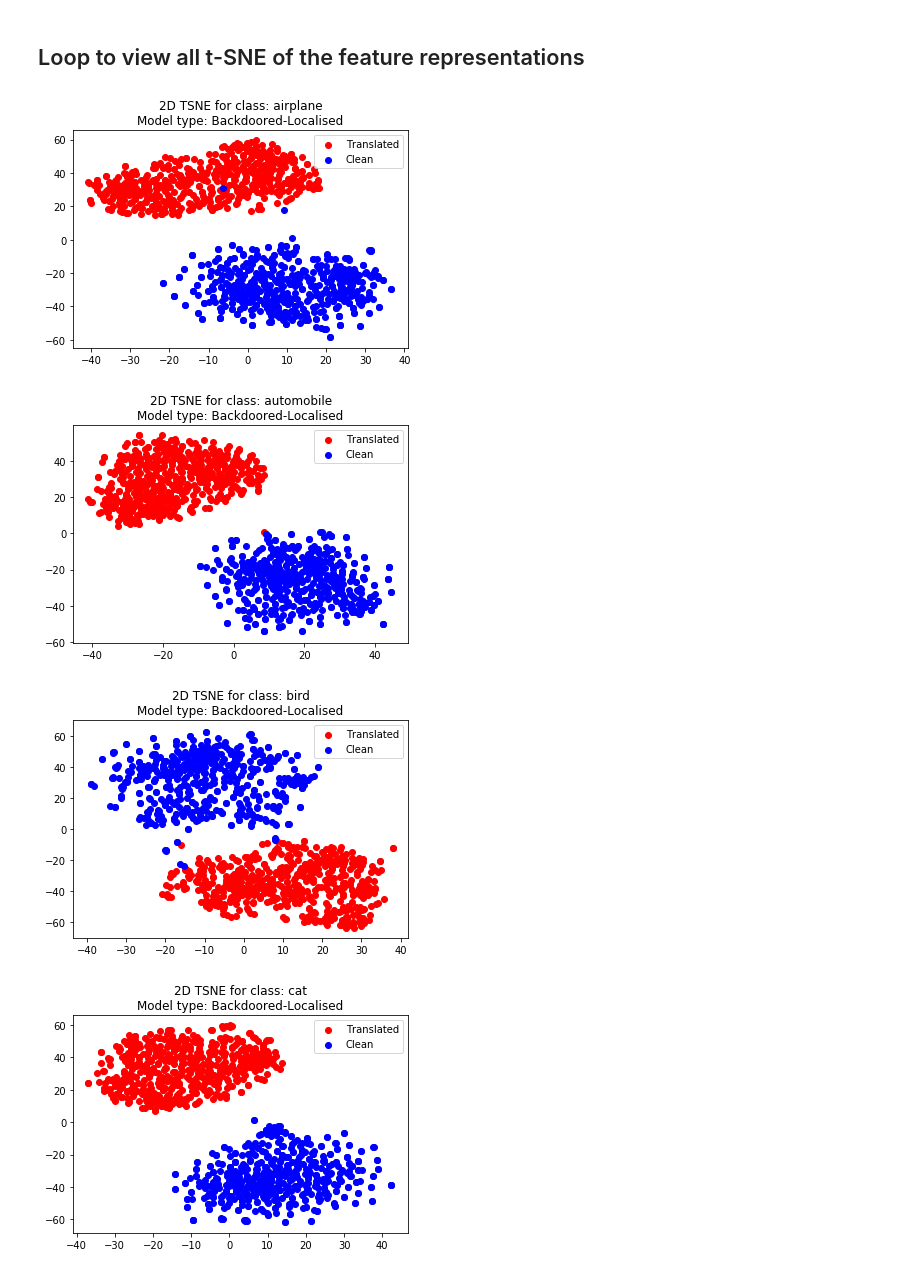
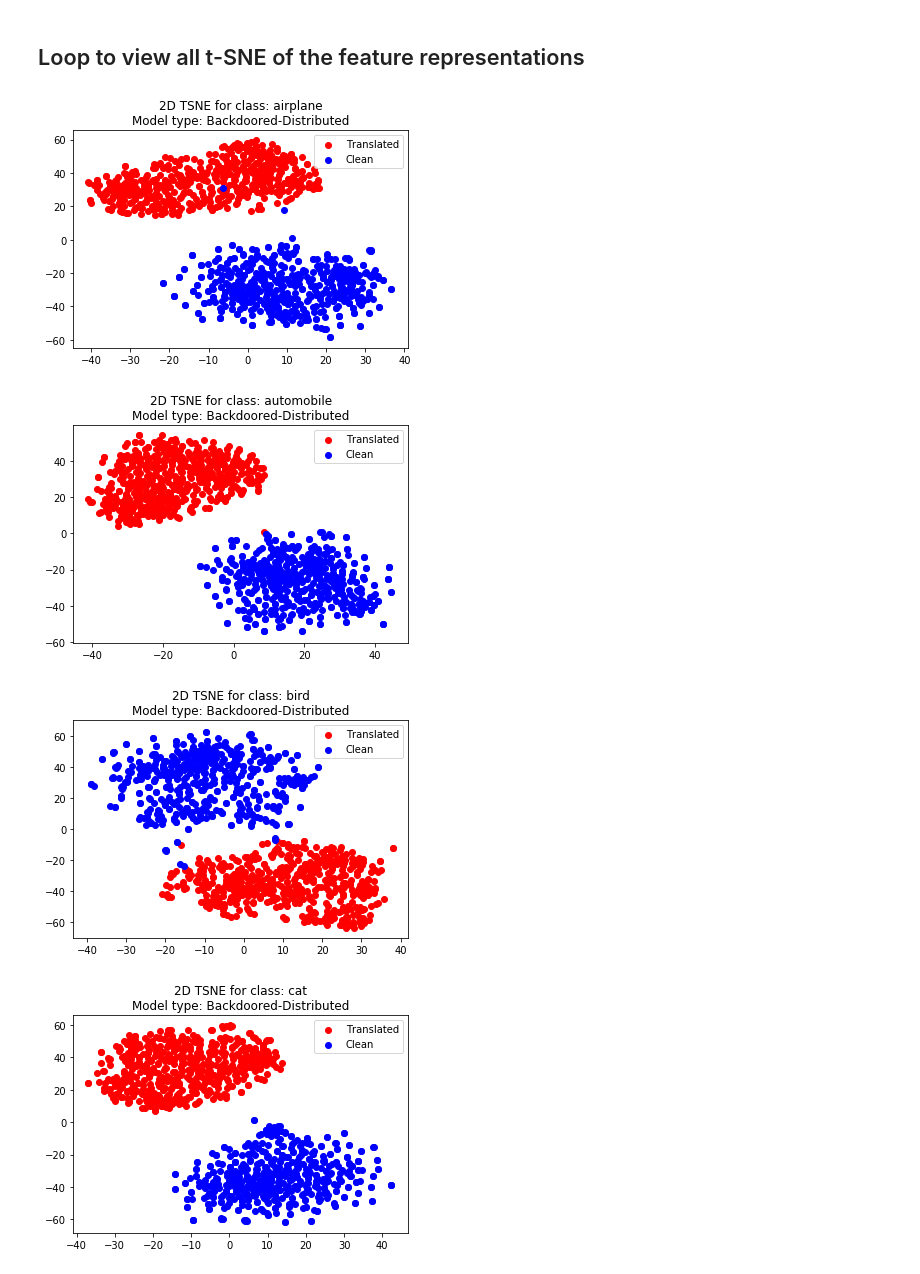
Before and after one commit to sakshiudeshi/Expose-Robust-Backdoors, a Jupyter notebook: CIFAR/CIFAR-Distributed/TSNE-Feature-Rep-Analysis.ipynb, the cells around one changed output. Saved outputs shown, nothing was run; the diff lists cells and outputs as text; code cells hidden in the pictures.

```diff
--- a/CIFAR/CIFAR-Distributed/TSNE-Feature-Rep-Analysis.ipynb
+++ b/CIFAR/CIFAR-Distributed/TSNE-Feature-Rep-Analysis.ipynb
@@ -79,39 +79,39 @@ Saved:  saved_pickles/2d-tsne-feature-representation/Backdoored-Model-Feature-Re
 # %%
 model_type_choice = 0
 
-subtype = "-Localised"
+subtype = "-Distributed"
 
 for targ_lbl in range(10):
     filename = "saved_pickles/2d-tsne-feature-representation/"+ model_type_arr[model_type_choice] +"-Model-Feature-Representations/feature-representations-tsne2d-class-" + str(targ_lbl) + ".pkl"
     with open(filename, 'rb') as handle:
         X_arr_tsne, Y_arr = pickle.load(handle)
 
     plt.title("2D TSNE for class: " + class_names[targ_lbl] + "\nModel type: "+  model_type_arr[model_type_choice] + subtype)
 
     X_clean_tsne = []
     Y_clean_tsne = []
 
     X_translated_tsne = []
     Y_translated_tsne = []
 
     for X, Y in zip(X_arr_tsne, Y_arr):
         if (Y == 0):
             X_translated_tsne.append(X)
             Y_translated_tsne.append(Y)
 
         if(Y == 1):
             X_clean_tsne.append(X)
             Y_clean_tsne.append(Y)
 
 
     plt.scatter(*zip(*X_translated_tsne), c = colors_plotting[Y_translated_tsne[0]], label=labels_plotting[Y_translated_tsne[0]])
     plt.scatter(*zip(*X_clean_tsne), c = colors_plotting[Y_clean_tsne[0]], label=labels_plotting[Y_clean_tsne[0]])
 
     plt.legend()
     plt.show()
     plt.close()
 # %% [output]
-[figure, old version]
+[figure, new version]
-[figure, old version]
+[figure, new version]
-[figure, old version]
+[figure, new version]
-[figure, old version]
+[figure, new version]
```
Also changed, not shown: parts of 1 cell of this notebook, 10 other files.
